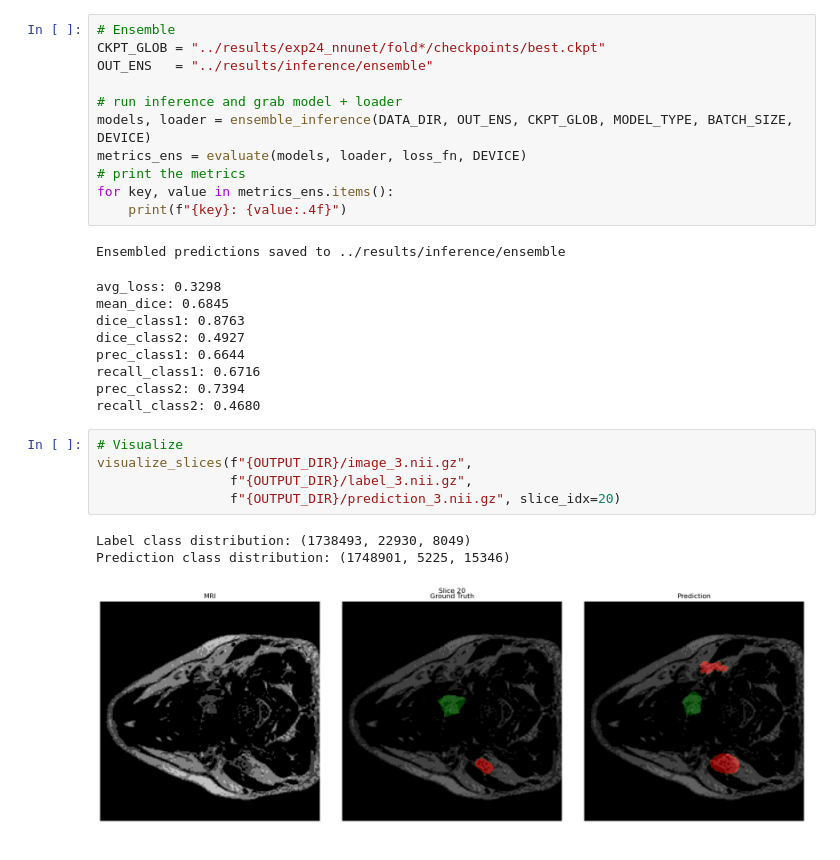
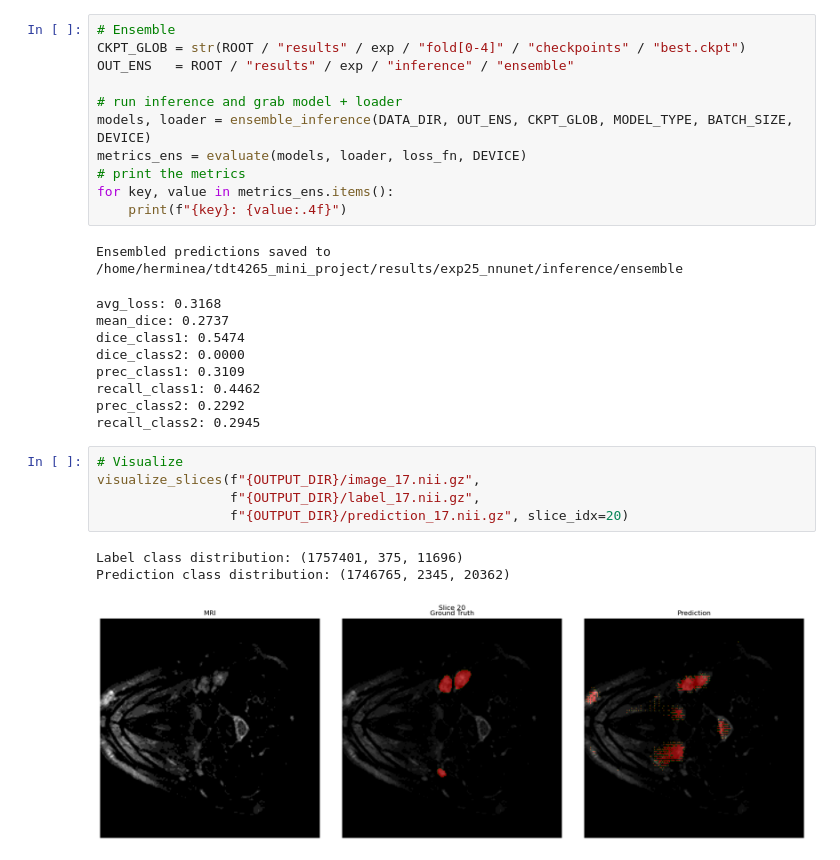
Before and after one commit to herminega/tdt4265_mini_project, a Jupyter notebook: notebooks/inference.ipynb, the cells around one changed output. Saved outputs shown, nothing was run; the diff lists cells and outputs as text.

```diff
--- a/notebooks/inference.ipynb
+++ b/notebooks/inference.ipynb
@@ -48,7 +54,7 @@ recall_class2: 0.3838
 # %%
 # Ensemble
-CKPT_GLOB = "../results/exp24_nnunet/fold*/checkpoints/best.ckpt"
-OUT_ENS   = "../results/inference/ensemble"
+CKPT_GLOB = str(ROOT / "results" / exp / "fold[0-4]" / "checkpoints" / "best.ckpt")
+OUT_ENS   = ROOT / "results" / exp / "inference" / "ensemble"
 
 # run inference and grab model + loader
 models, loader = ensemble_inference(DATA_DIR, OUT_ENS, CKPT_GLOB, MODEL_TYPE, BATCH_SIZE, DEVICE)
@@ -57,21 +63,21 @@ metrics_ens = evaluate(models, loader, loss_fn, DEVICE)
 for key, value in metrics_ens.items():
     print(f"{key}: {value:.4f}")
 # %% [output]
-Ensembled predictions saved to ../results/inference/ensemble
+Ensembled predictions saved to /home/herminea/tdt4265_mini_project/results/exp25_nnunet/inference/ensemble
-avg_loss: 0.3298
-mean_dice: 0.6845
-dice_class1: 0.8763
-dice_class2: 0.4927
-prec_class1: 0.6644
-recall_class1: 0.6716
-prec_class2: 0.7394
-recall_class2: 0.4680
+avg_loss: 0.3168
+mean_dice: 0.2737
+dice_class1: 0.5474
+dice_class2: 0.0000
+prec_class1: 0.3109
+recall_class1: 0.4462
+prec_class2: 0.2292
+recall_class2: 0.2945
 # %%
 # Visualize
-visualize_slices(f"{OUTPUT_DIR}/image_3.nii.gz",
-                 f"{OUTPUT_DIR}/label_3.nii.gz",
-                 f"{OUTPUT_DIR}/prediction_3.nii.gz", slice_idx=20)
+visualize_slices(f"{OUTPUT_DIR}/image_17.nii.gz",
+                 f"{OUTPUT_DIR}/label_17.nii.gz",
+                 f"{OUTPUT_DIR}/prediction_17.nii.gz", slice_idx=20)
 # %% [output]
-Label class distribution: (1738493, 22930, 8049)
-Prediction class distribution: (1748901, 5225, 15346)
+Label class distribution: (1757401, 375, 11696)
+Prediction class distribution: (1746765, 2345, 20362)
-[figure, old version]
+[figure, new version]
```
Also changed, not shown: parts of 4 cells of this notebook, 31 other files.
